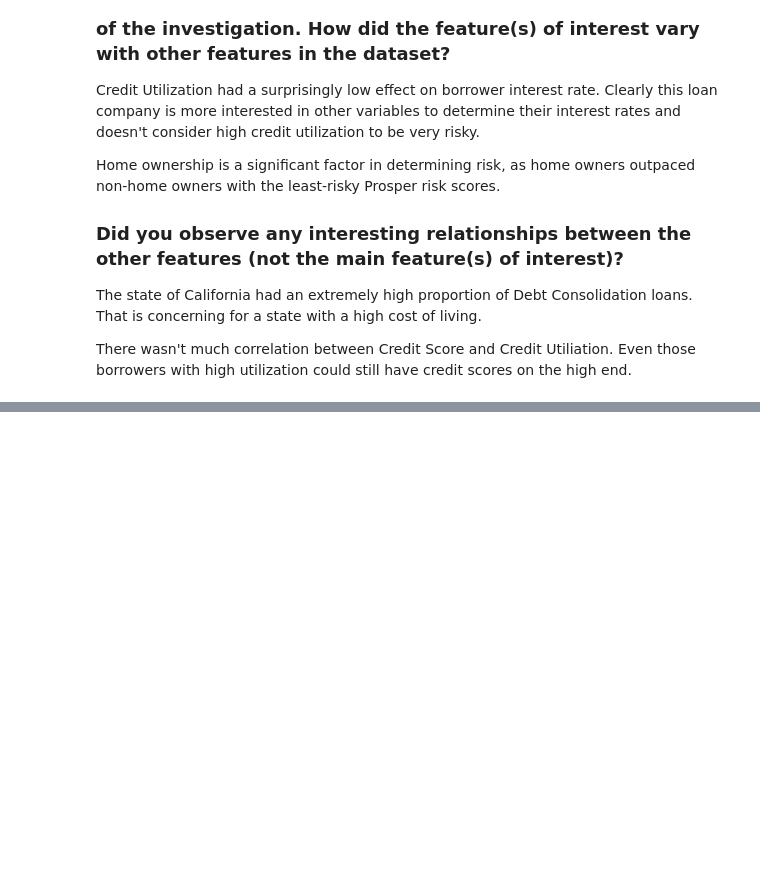
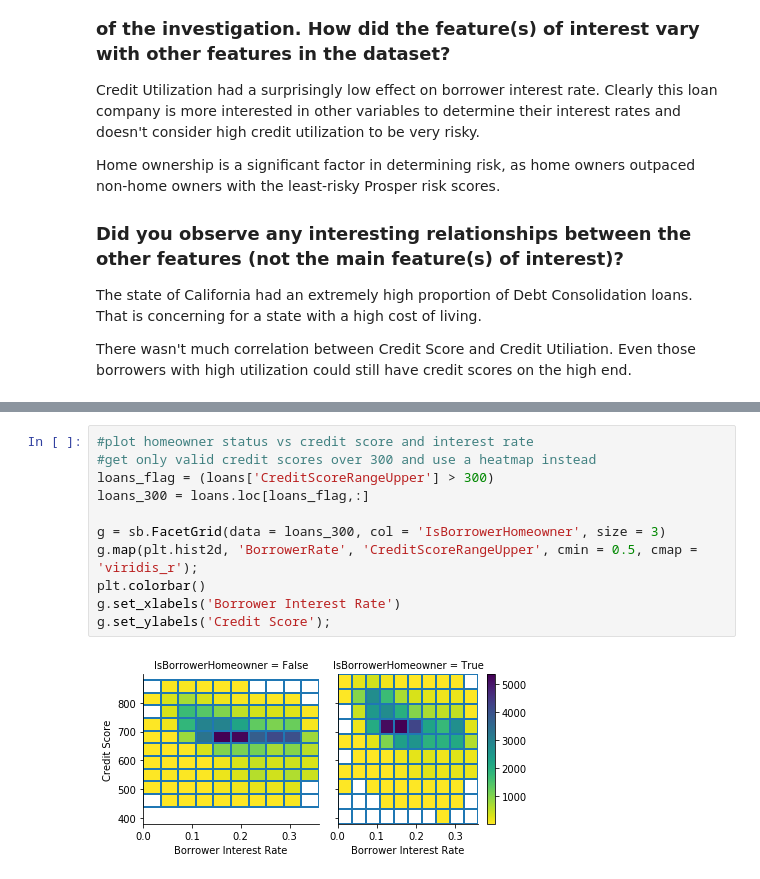
Before and after one commit to PhilipKarns/prosper_loan_data_visualization, a Jupyter notebook: prospect_loan_data_visualization.ipynb, the cells around one changed output, grey strips where cells are left out. Cells and saved outputs as stored; diff of their text form; blank space fills up the shorter version.

```diff
--- a/prospect_loan_data_visualization.ipynb
+++ b/prospect_loan_data_visualization.ipynb
@@ -505,0 +418,13 @@ the quote-formatted guide notes like this one before you finish your report!
+# %%
+#plot homeowner status vs credit score and interest rate
+#get only valid credit scores over 300 and use a heatmap instead
+loans_flag = (loans['CreditScoreRangeUpper'] > 300)
+loans_300 = loans.loc[loans_flag,:]
+
+g = sb.FacetGrid(data = loans_300, col = 'IsBorrowerHomeowner', size = 3)
+g.map(plt.hist2d, 'BorrowerRate', 'CreditScoreRangeUpper', cmin = 0.5, cmap = 'viridis_r');
+plt.colorbar()
+g.set_xlabels('Borrower Interest Rate')
+g.set_ylabels('Credit Score');
+# %% [output]
+[figure, added]
```
Also changed, not shown: parts of 33 cells of this notebook.
